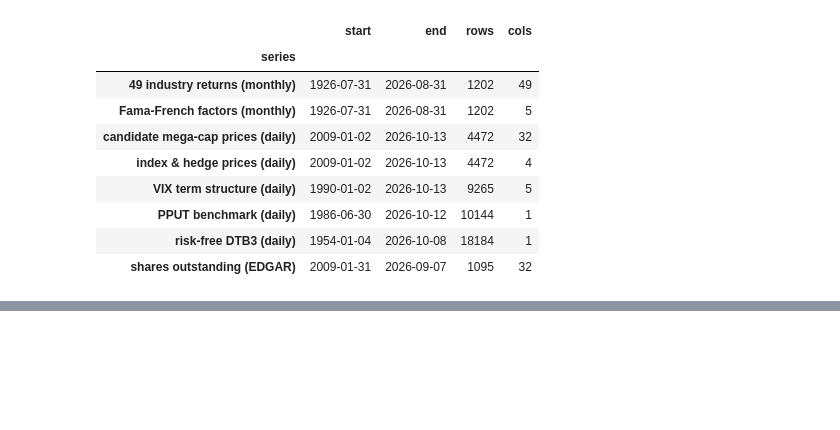
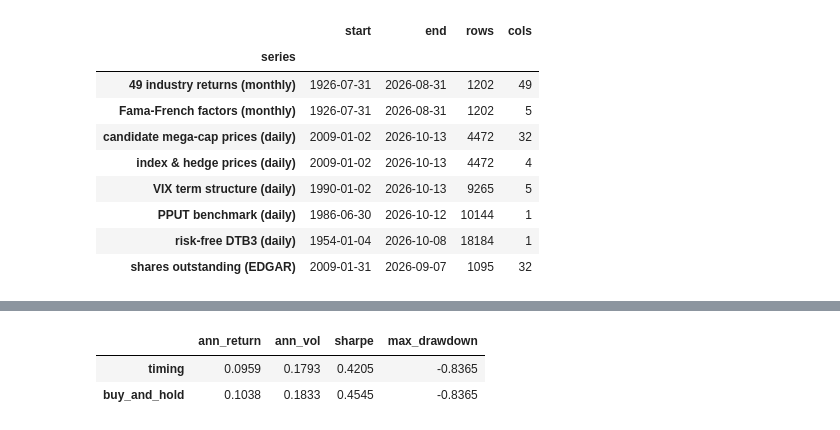
Before and after one commit to KavinDhanasekaran7/AI-Concentration-Hedging, a Jupyter notebook: notebooks/ai_concentration_tail_hedging.ipynb, the cells around one changed output, grey strips where cells are left out. Saved outputs shown, nothing was run; the diff lists cells and outputs as text; code cells hidden in the pictures; blank space fills up the shorter version.

```diff
--- a/notebooks/ai_concentration_tail_hedging.ipynb
+++ b/notebooks/ai_concentration_tail_hedging.ipynb
@@ -71,0 +102,8 @@ sanity.set_index("series")
+# %%
+timing = rep.concentration_timing_backtest(concentration, ff_factors)
+timing.to_csv(config.TABLES_DIR / "replication_timing.csv")
+timing
+# %% [output]
+|  | ann_return | ann_vol | sharpe | max_drawdown |
+| timing | 0.0959 | 0.1793 | 0.4205 | -0.8365 |
+| buy_and_hold | 0.1038 | 0.1833 | 0.4545 | -0.8365 |
```
Also changed, not shown: parts of 3 cells of this notebook, 6 other files.
